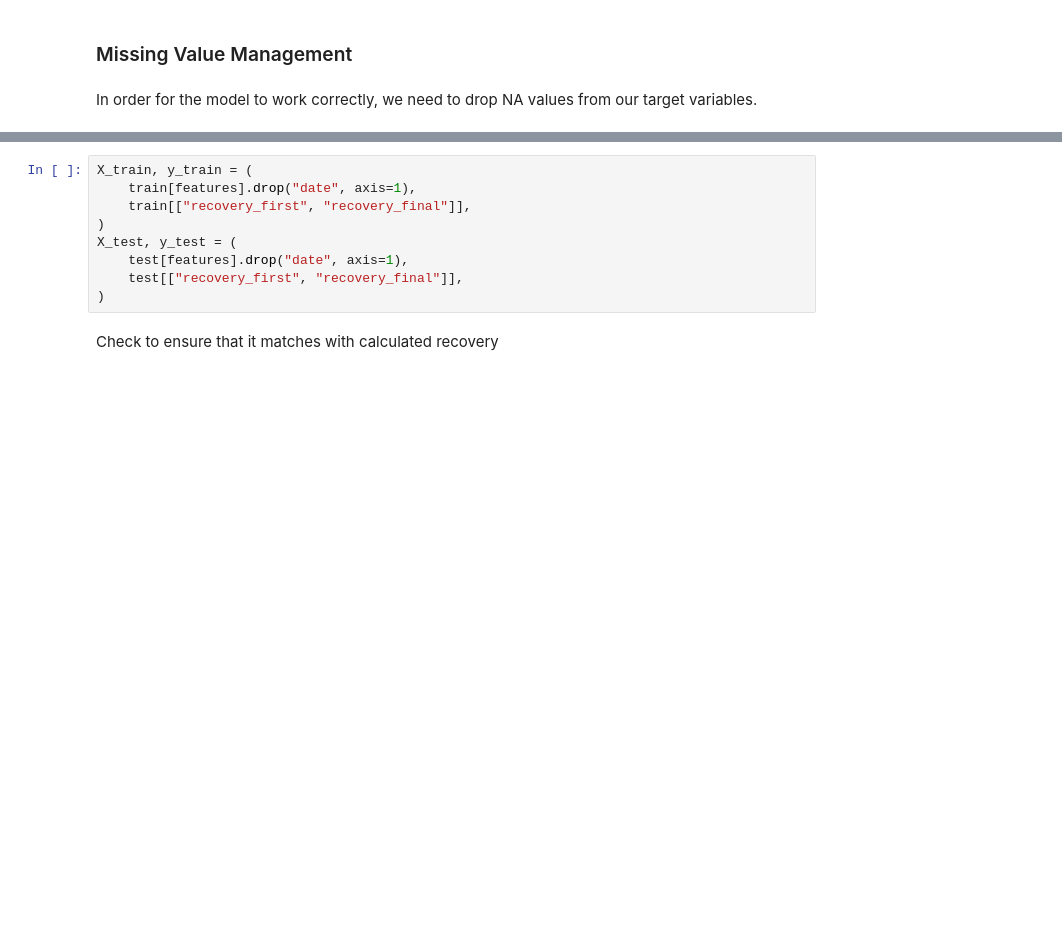
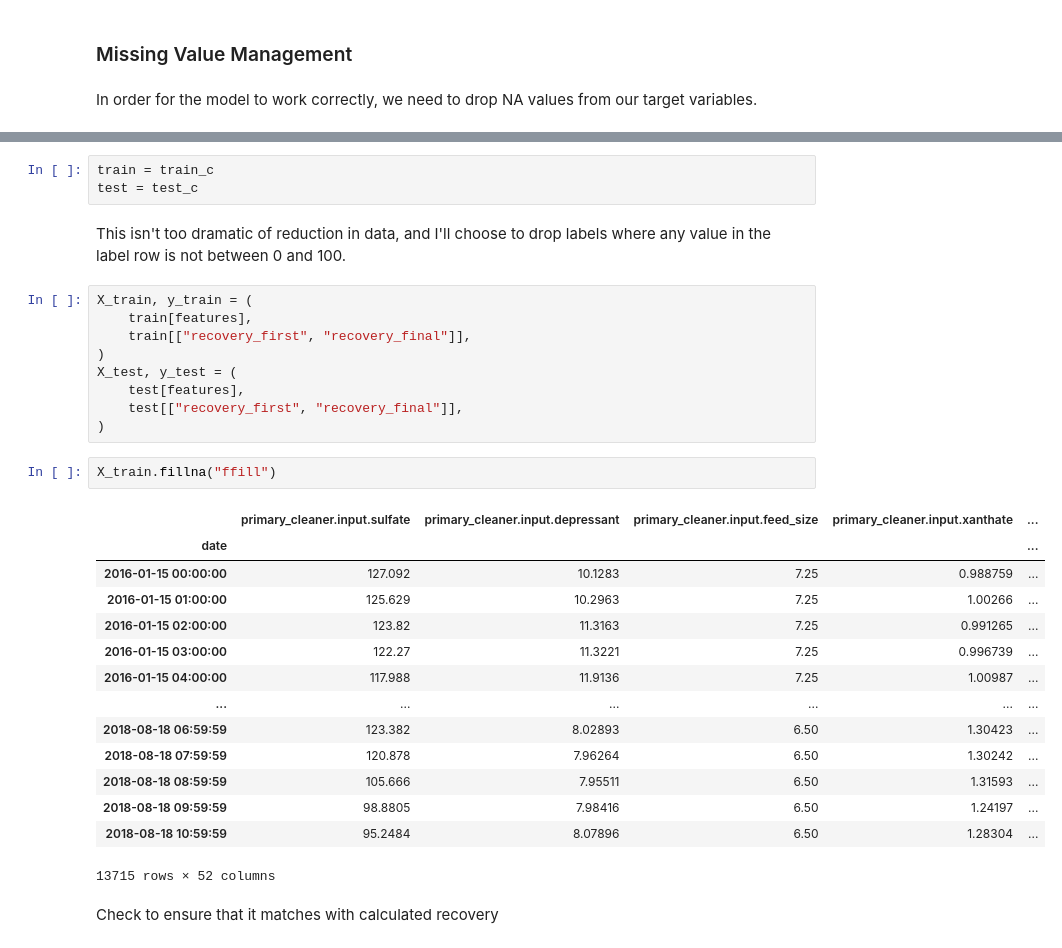
Before and after one commit to jordwil/ds_blog, a Jupyter notebook: _notebooks/2020-07-30-int-project-gold.ipynb, the cells around one changed output, grey strips where cells are left out. Cells and saved outputs as stored; diff of their text form; blank space fills up the shorter version.

```diff
--- a/_notebooks/2020-07-30-int-project-gold.ipynb
+++ b/_notebooks/2020-07-30-int-project-gold.ipynb
@@ -158,12 +158,34 @@ I'm dropping the date feature, as it will not serve to improve the model.
+# %%
+train = train_c
+test = test_c
+# %% [markdown]
+This isn't too dramatic of reduction in data, and I'll choose to drop labels where any value in the label row is not between 0 and 100.
 # %%
 X_train, y_train = (
-    train[features].drop("date", axis=1),
+    train[features],
     train[["recovery_first", "recovery_final"]],
 )
 X_test, y_test = (
-    test[features].drop("date", axis=1),
+    test[features],
     test[["recovery_first", "recovery_final"]],
 )
+# %%
+X_train.fillna("ffill")
+# %% [output]
+|  | primary_cleaner.input.sulfate | primary_cleaner.input.depressant | primary_cleaner.input.feed_size | primary_cleaner.input.xanthate | ... |
+| date |  |  |  |  | ... |
+| 2016-01-15 00:00:00 | 127.092 | 10.1283 | 7.25 | 0.988759 | ... |
+| 2016-01-15 01:00:00 | 125.629 | 10.2963 | 7.25 | 1.00266 | ... |
+| 2016-01-15 02:00:00 | 123.82 | 11.3163 | 7.25 | 0.991265 | ... |
+| 2016-01-15 03:00:00 | 122.27 | 11.3221 | 7.25 | 0.996739 | ... |
+| 2016-01-15 04:00:00 | 117.988 | 11.9136 | 7.25 | 1.00987 | ... |
+| ... | ... | ... | ... | ... | ... |
+| 2018-08-18 06:59:59 | 123.382 | 8.02893 | 6.50 | 1.30423 | ... |
+| 2018-08-18 07:59:59 | 120.878 | 7.96264 | 6.50 | 1.30242 | ... |
+| 2018-08-18 08:59:59 | 105.666 | 7.95511 | 6.50 | 1.31593 | ... |
+| 2018-08-18 09:59:59 | 98.8805 | 7.98416 | 6.50 | 1.24197 | ... |
+| 2018-08-18 10:59:59 | 95.2484 | 8.07896 | 6.50 | 1.28304 | ... |
+13715 rows × 52 columns
 # %% [markdown]
 Check to ensure that it matches with calculated recovery
 # %% [markdown]
```
Also changed, not shown: parts of 16 cells of this notebook.
